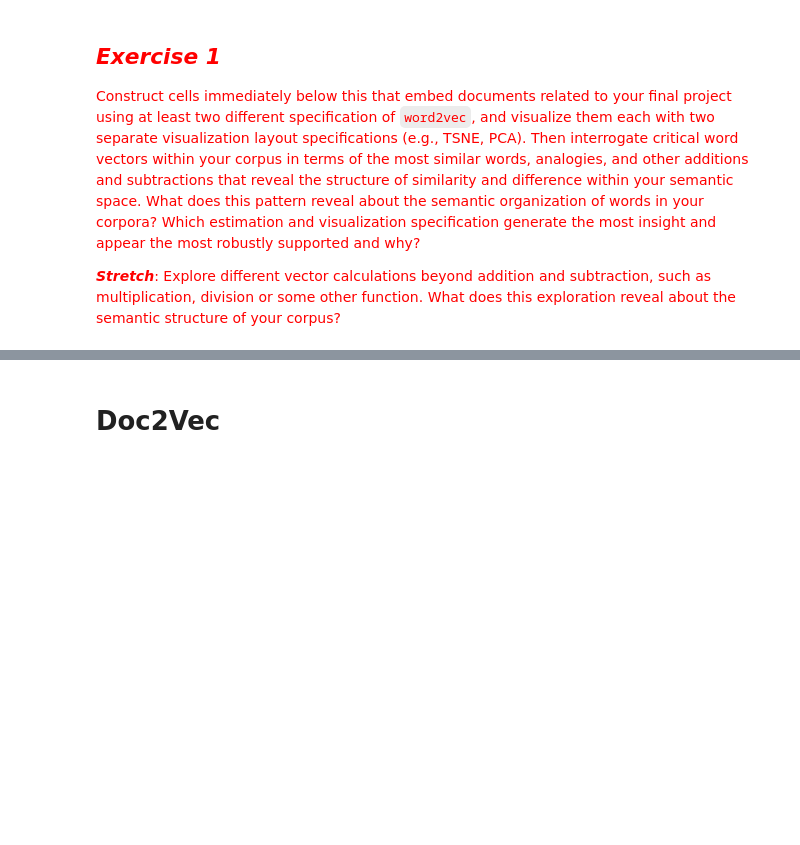
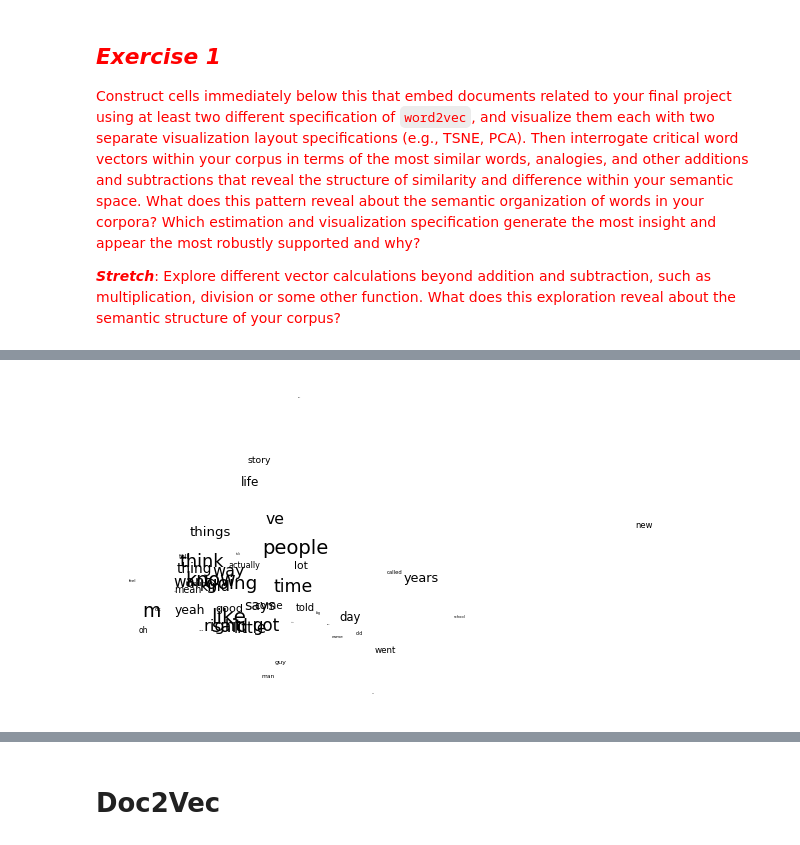
Before and after one commit to katykoenig/Content-Analysis-2020, a Jupyter notebook: week-7/7-Vector-Space-Word-Embeddings.ipynb, the cells around one changed output, grey strips where cells are left out. Cells and saved outputs as stored; diff of their text form; code cells hidden in the pictures; blank space fills up the shorter version.

```diff
--- a/week-7/7-Vector-Space-Word-Embeddings.ipynb
+++ b/week-7/7-Vector-Space-Word-Embeddings.ipynb
@@ -389,17 +498,20 @@ plt.show()
 # %%
 # PCA
 pcaWords = sklearn.decomposition.PCA(n_components = 2).fit(wordsSubMatrix)
 reducedPCA_data = pcaWords.transform(wordsSubMatrix)
 
 fig = plt.figure(figsize = (10,6))
 ax = fig.add_subplot(111)
 ax.set_frame_on(False)
 plt.scatter(reducedPCA_data[:, 0], reducedPCA_data[:, 1], alpha = 0)#Making the points invisible
 for i, word in enumerate(targetWords):
-    ax.annotate(word, (reducedPCA_data[:, 0][i],reducedPCA_data[:, 1][i]), size =  20 * (numWords - i) / numWords)
+    ax.annotate(word, (reducedPCA_data[:, 0][i],reducedPCA_data[:, 1][i]),
+                size =  20 * (numWords - i) / numWords)
 plt.xticks(())
 plt.yticks(())
 plt.show()
+# %% [output]
+[figure, added]
 # %%
 # multiplicative combination objective
 talW2V.most_similar_cosmul(positive=['child', 'parent'], negative=['family'])
```
Also changed, not shown: parts of 23 cells of this notebook.
